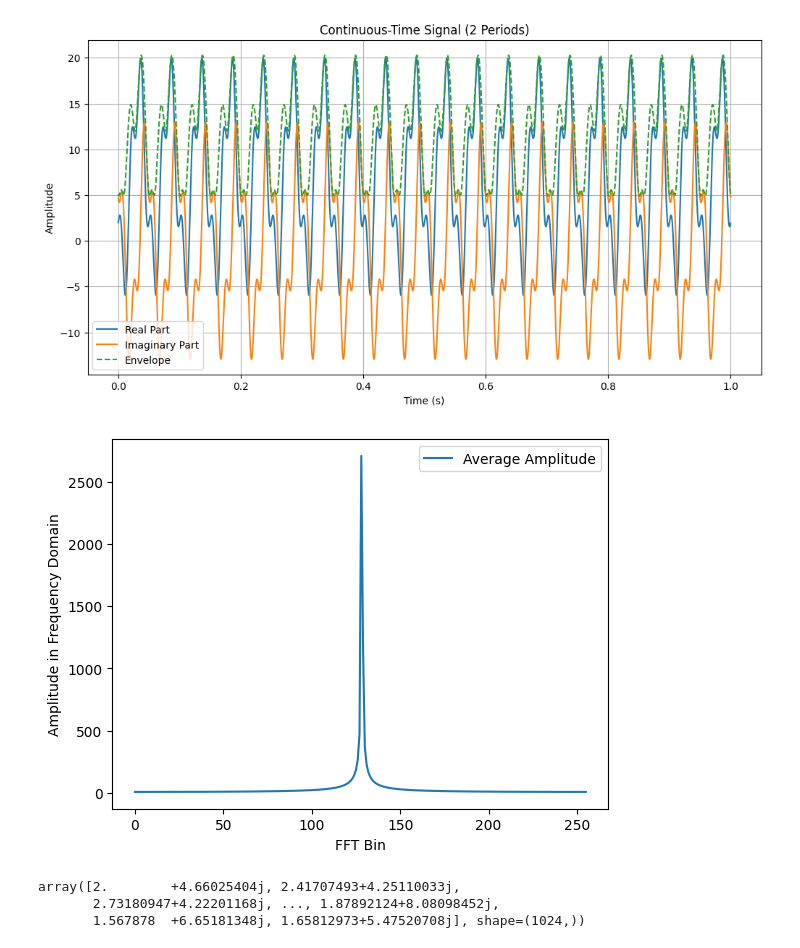
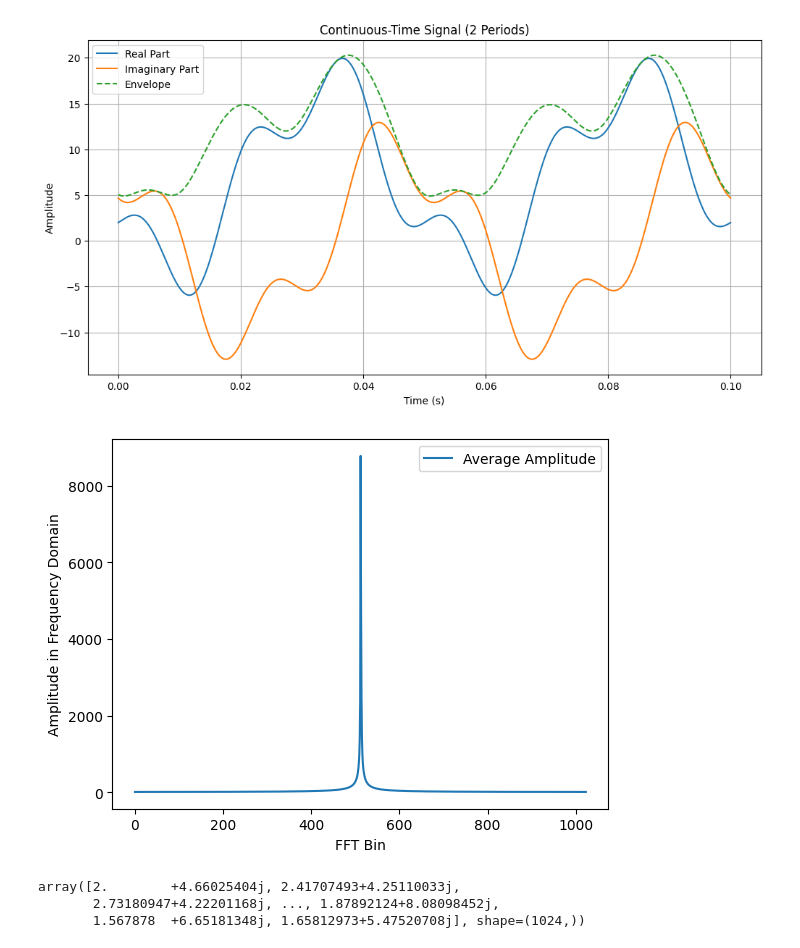
Before and after one commit to bnusser/communication-systems, a Jupyter notebook: 2.1-3-fourier-series.ipynb, the cells around one changed output. Saved outputs shown, nothing was run; the diff lists cells and outputs as text; code cells hidden in the pictures.

```diff
--- a/2.1-3-fourier-series.ipynb
+++ b/2.1-3-fourier-series.ipynb
@@ -24,7 +24,7 @@ def x_ct(t: np.ndarray) -> np.ndarray:
 # %%
 # Example: evaluate two periods of the fundamental (0.1 s total)
 T0 = 1/20 # Fundamental period: 0.05 s
-t_ct = np.linspace(0, 20*T0, int(2.4e6), endpoint=False) # time vector: 0 to 1s
+t_ct = np.linspace(0, 2*T0, 5000, endpoint=False) # time vector: 0 to 1s
 x_ct_vals = x_ct(t_ct)  # complex signal over time
 # %%
 plt.figure(figsize=(12, 6))
@@ -38,14 +38,14 @@ plt.grid()
 plt.legend()
 plt.show()
 # %% [output]
-[figure, old version]
+[figure, new version]
 # %%
-fs = 256  # Sampling frequency for DT version
+fs = 1024  # Sampling frequency for DT version
 x_ct_fft = get_fft_data(x_ct_vals, fs)
 x_ct_fft_amp = np.abs(x_ct_fft)
 plot_average_fft(np.fft.fftshift(x_ct_fft_amp), 'Amplitude')
 # %% [output]
-[figure, old version]
+[figure, new version]
 # %%
 # ---------- Discrete-time version (sampled) ----------
 def phasor_dt(amplitude: float, freq_hz: float, fs: float, N: int, phase_deg: float) -> np.ndarray:
```
Also changed, not shown: parts of 1 cell of this notebook, 5 other files.
